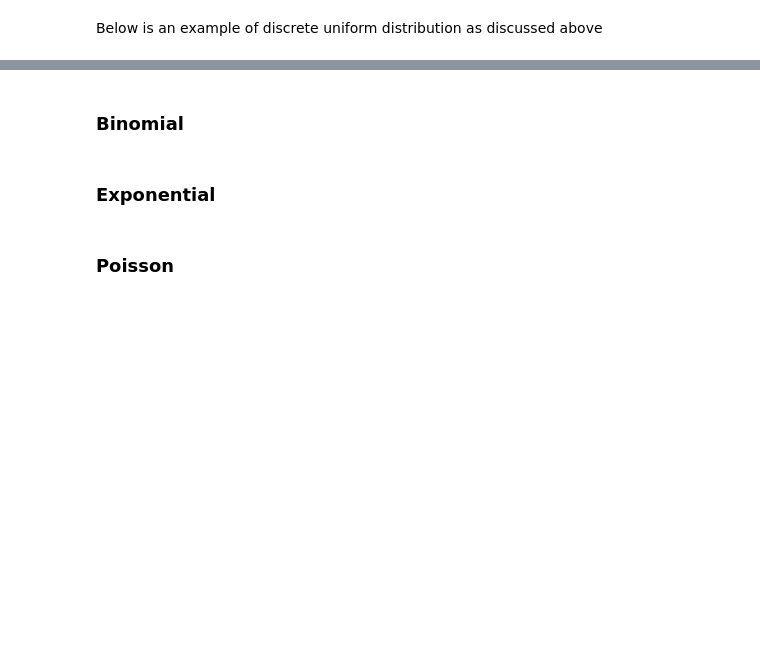
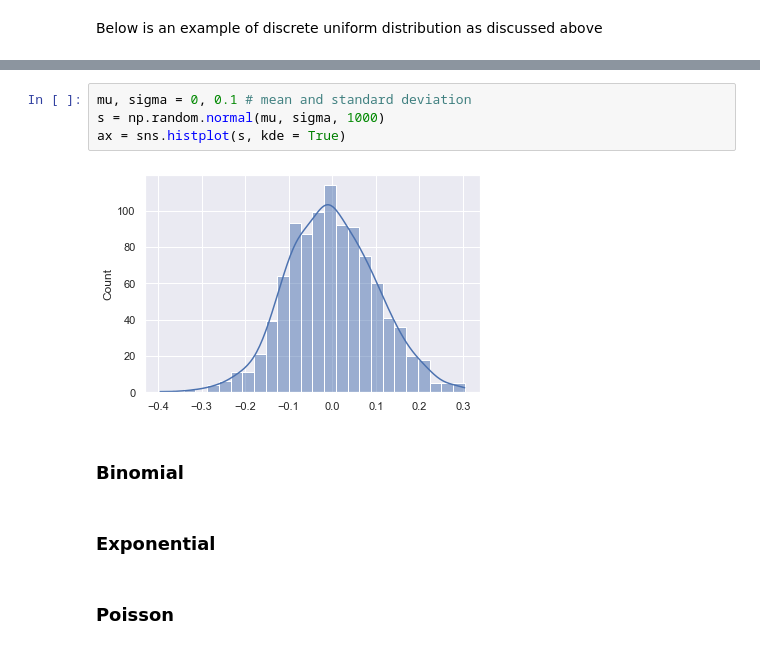
Before and after one commit to ShanePAustin/numpy-random, a Jupyter notebook: numpy-random.ipynb, the cells around one changed output, grey strips where cells are left out. Drawn from its saved outputs; the diff is of its cells as text; blank space fills up the shorter version.

```diff
--- a/numpy-random.ipynb
+++ b/numpy-random.ipynb
@@ -592,3 +590,9 @@ plt.show()
+# %%
+mu, sigma = 0, 0.1 # mean and standard deviation
+s = np.random.normal(mu, sigma, 1000)
+ax = sns.histplot(s, kde = True)
+# %% [output]
+[figure, added]
 # %% [markdown]
 ### Binomial
 # %% [markdown]
```
Also changed, not shown: parts of 43 cells of this notebook.
